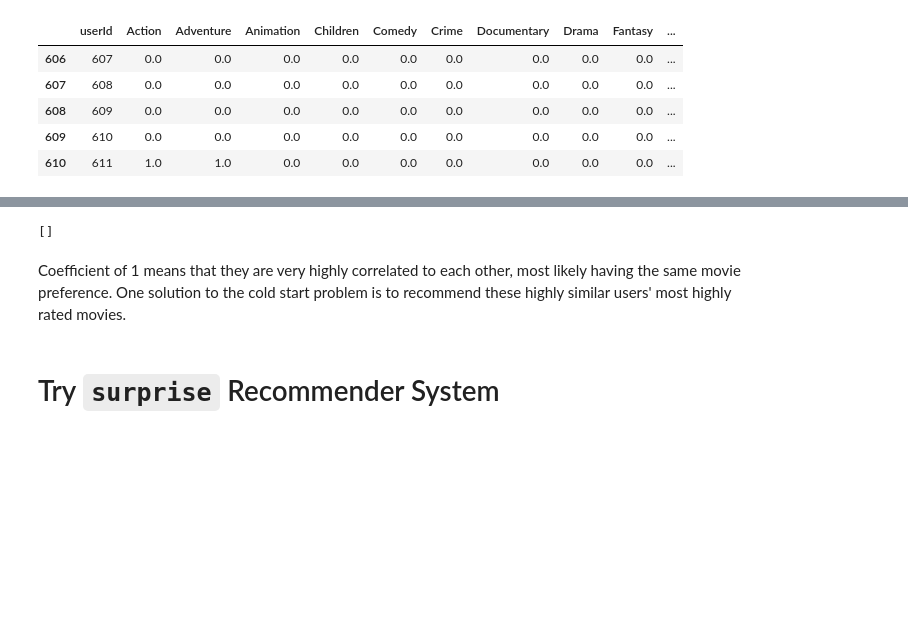
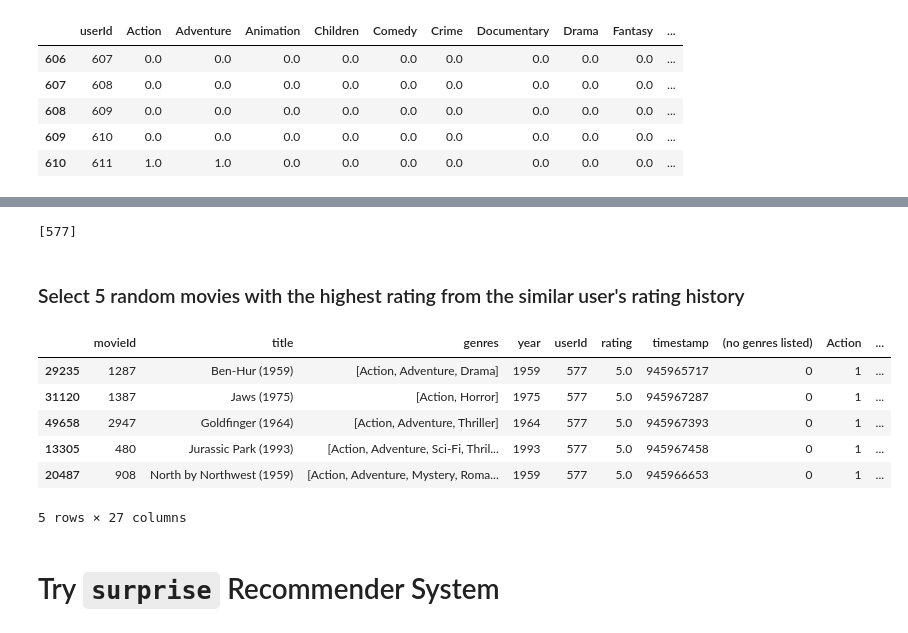
Before and after one commit to simonhui1/Recommendation_Systems, a Jupyter notebook: index.ipynb, the cells around one changed output, grey strips where cells are left out. Drawn from its saved outputs; the diff is of its cells as text; code cells hidden in the pictures; blank space fills up the shorter version.

Commit message:
initial genre-driven movie recommendations

```diff
--- a/index.ipynb
+++ b/index.ipynb
@@ -367,8 +374,8 @@ new_genre_pref_df.tail()
 # %%
-# trying coefficients to find similar users
-import numpy as np
+def find_similar_users(target_user, df, threshold=0.6):
+    target_coef = pd.DataFrame(np.corrcoef(df.drop("userId", axis=1)))[target_user-1]
+    target_coef = target_coef.sort_values(ascending=False).fillna(0)
+    similar_users = [key for key, value in target_coef.items() if threshold < value <= 1]
+    similar_users.remove(target_user-1)
 
-target_user = 1
-
-target_coef = pd.DataFrame(np.corrcoef(genre_pref_df.drop("userId", axis=1)))[target_user-1]
-target_coef = target_coef.sort_values(ascending=False).fillna(0)
+    return similar_users
@@ -377,10 +382,31 @@ similar_users = [key for key, value in target_coef.items() if 0.7 <= value <= 1]
-# %%
-similar_users.remove(target_user-1)
-similar_users
-# %% [output]
-[]
-# %% [markdown]
-Coefficient of 1 means that they are very highly correlated to each other, most likely having the same movie preference. One solution to the cold start problem is to recommend these highly similar users' most highly rated movies.
+# %%
+similar_users = find_similar_users(target_user=611, df=new_genre_pref_df, threshold=0.6)
+similar_users
+# %% [output]
+[577]
+# %% [markdown]
+### Select 5 random movies with the highest rating from the similar user's rating history
+# %%
+def high_rating_movies(user_id, genre_1, genre_2, genre_3, sample_num=5):
+    similar_df = movies.loc[movies['userId'] == user_id].loc[(movies[genre_1] == 1) | (movies[genre_2] == 1) | (movies[genre_3] == 1)]
+    max_rating = similar_df['rating'].max()
+    final_movies = similar_df.loc[similar_df['rating'] == max_rating].sample(n=sample_num, replace=False)
+
+    return final_movies
+# %%
+high_rating_movies(user_id=similar_users[0],
+                    genre_1='Action',
+                    genre_2='Adventure',
+                    genre_3='Mystery',
+                    sample_num=5)
+# %% [output]
+|  | movieId | title | genres | year | userId | rating | timestamp | (no genres listed) | Action | ... |
+| 29235 | 1287 | Ben-Hur (1959) | [Action, Adventure, Drama] | 1959 | 577 | 5.0 | 945965717 | 0 | 1 | ... |
+| 31120 | 1387 | Jaws (1975) | [Action, Horror] | 1975 | 577 | 5.0 | 945967287 | 0 | 1 | ... |
+| 49658 | 2947 | Goldfinger (1964) | [Action, Adventure, Thriller] | 1964 | 577 | 5.0 | 945967393 | 0 | 1 | ... |
+| 13305 | 480 | Jurassic Park (1993) | [Action, Adventure, Sci-Fi, Thril... | 1993 | 577 | 5.0 | 945967458 | 0 | 1 | ... |
+| 20487 | 908 | North by Northwest (1959) | [Action, Adventure, Mystery, Roma... | 1959 | 577 | 5.0 | 945966653 | 0 | 1 | ... |
+5 rows × 27 columns
 # %% [markdown]
 # Try `surprise` Recommender System
 # %%
```
Also changed, not shown: parts of 6 cells of this notebook.
